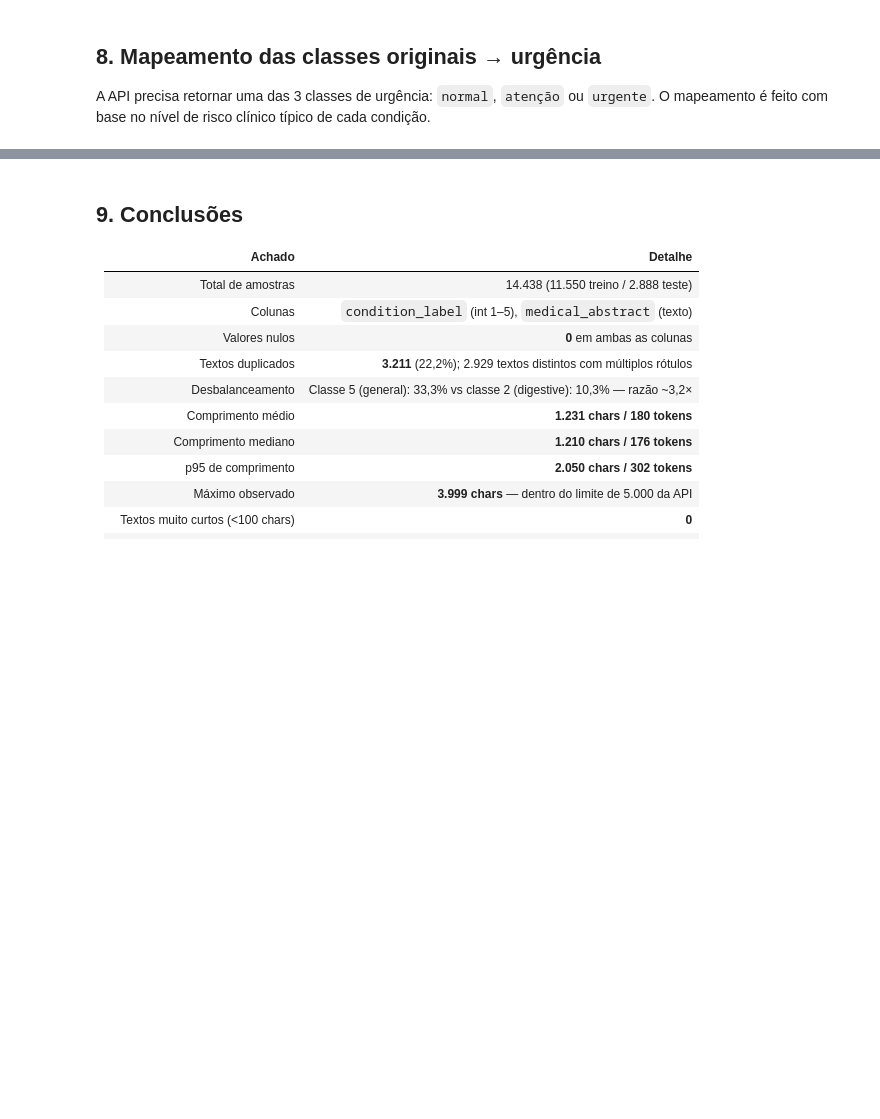
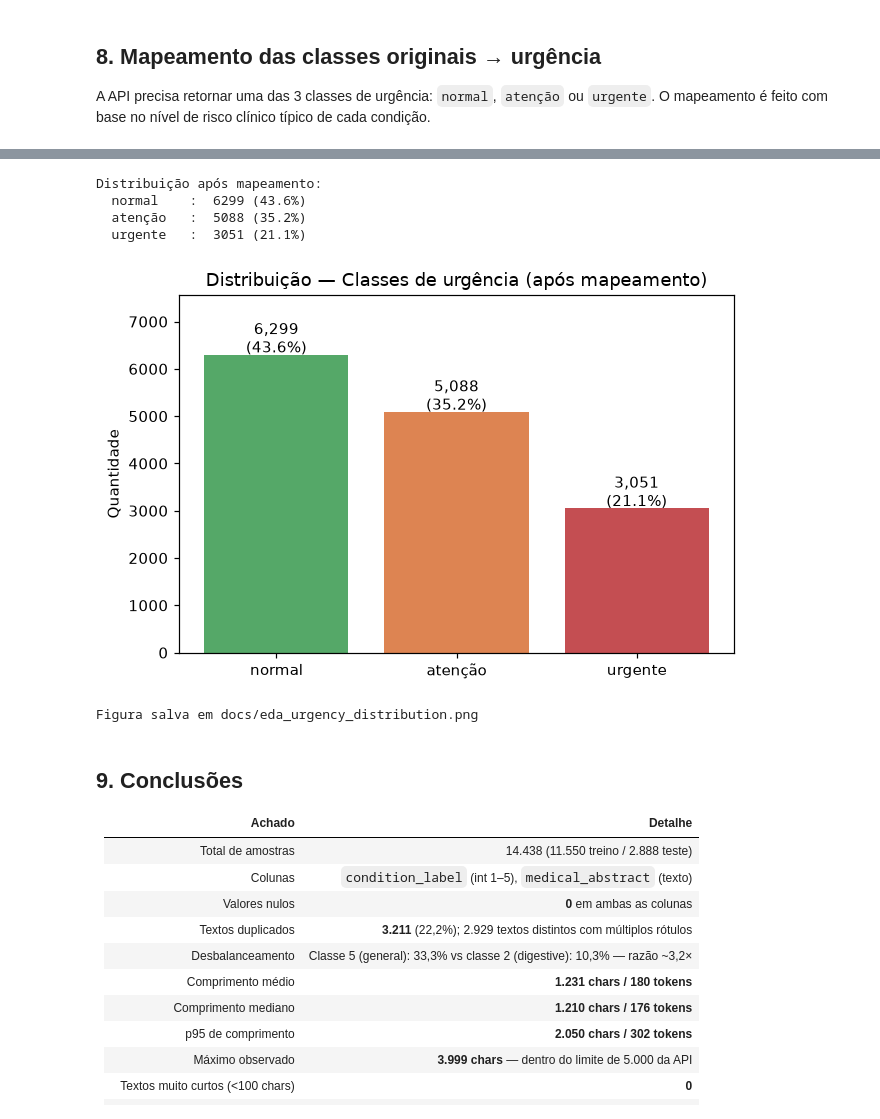
Before and after one commit to Fiap-TechChallenge118/tech-challenge-phase-03, a Jupyter notebook: notebooks/01_eda.ipynb, the cells around one changed output, grey strips where cells are left out. Drawn from its saved outputs; the diff is of its cells as text; code cells hidden in the pictures; blank space fills up the shorter version.

```diff
--- a/notebooks/01_eda.ipynb
+++ b/notebooks/01_eda.ipynb
@@ -234,27 +338,35 @@ for lbl, (cond, urgencia, just) in mapping.items():
 # %%
 # Distribuição resultante após o mapeamento
 urgency_map = {lbl: v[1] for lbl, v in mapping.items()}
 full['urgencia'] = full['condition_label'].map(urgency_map)
 
 urg_counts = full['urgencia'].value_counts()
 print('Distribuição após mapeamento:')
 for urg, cnt in urg_counts.items():
     print(f'  {urg:<10}: {cnt:>5} ({cnt/len(full)*100:.1f}%)')
 
 fig, ax = plt.subplots(figsize=(6, 4))
 order = ['normal', 'atenção', 'urgente']
 bar_colors = ['#55A868', '#DD8452', '#C44E52']
 vals = [urg_counts.get(u, 0) for u in order]
 bars = ax.bar(order, vals, color=bar_colors)
+ax.set_ylim(0, max(vals) * 1.2)
 ax.set_title('Distribuição — Classes de urgência (após mapeamento)')
 ax.set_ylabel('Quantidade')
 for bar, v in zip(bars, vals):
     ax.text(bar.get_x() + bar.get_width()/2, v + 50,
             f'{v:,}\n({v/len(full)*100:.1f}%)', ha='center', fontsize=10)
 plt.tight_layout()
 plt.savefig('../docs/eda_urgency_distribution.png', bbox_inches='tight')
 plt.show()
 print('Figura salva em docs/eda_urgency_distribution.png')
+# %% [output]
+Distribuição após mapeamento:
+  normal    :  6299 (43.6%)
+  atenção   :  5088 (35.2%)
+  urgente   :  3051 (21.1%)
+[figure, added]
+Figura salva em docs/eda_urgency_distribution.png
 # %% [markdown]
 ## 9. Conclusões
 
```
Also changed, not shown: parts of 14 cells of this notebook, 18 other files.
